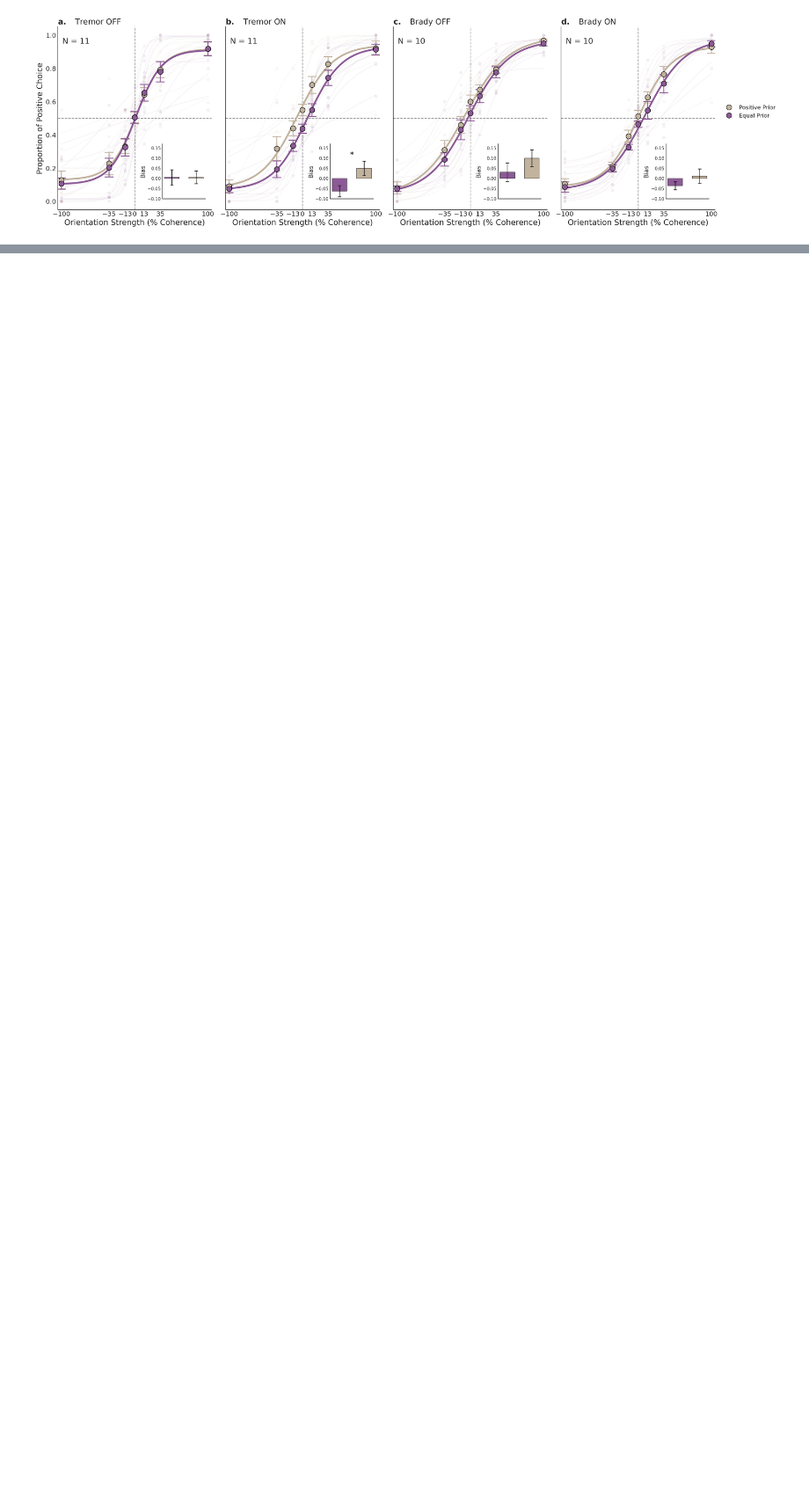
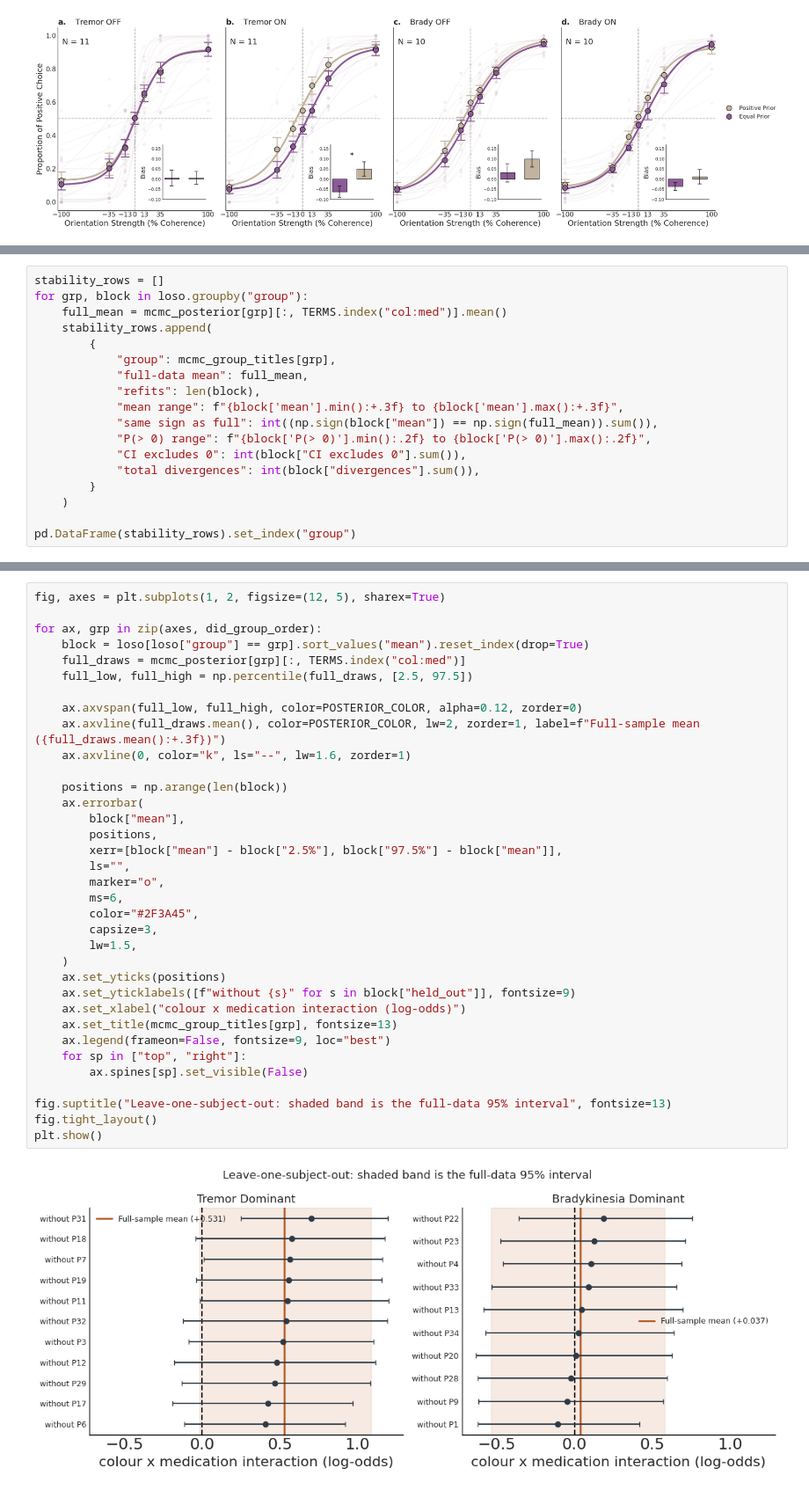
Before and after one commit to vaibrainium/bayesian-priors-in-pd-subtype, a Jupyter notebook: notebooks/2.30-dissemination.ipynb, the cells around one changed output, grey strips where cells are left out. Shown at 88% size. Drawn from its saved outputs; the diff is of its cells as text; blank space fills up the shorter version.

```diff
--- a/notebooks/2.30-dissemination.ipynb
+++ b/notebooks/2.30-dissemination.ipynb
@@ -711,0 +688,18 @@ plt.show()
+# %%
+stability_rows = []
+for grp, block in loso.groupby("group"):
+    full_mean = mcmc_posterior[grp][:, TERMS.index("col:med")].mean()
+    stability_rows.append(
+        {
+            "group": mcmc_group_titles[grp],
+            "full-data mean": full_mean,
+            "refits": len(block),
+            "mean range": f"{block['mean'].min():+.3f} to {block['mean'].max():+.3f}",
+            "same sign as full": int((np.sign(block["mean"]) == np.sign(full_mean)).sum()),
+            "P(> 0) range": f"{block['P(> 0)'].min():.2f} to {block['P(> 0)'].max():.2f}",
+            "CI excludes 0": int(block["CI excludes 0"].sum()),
+            "total divergences": int(block["divergences"].sum()),
+        }
+    )
+
+pd.DataFrame(stability_rows).set_index("group")
@@ -711,0 +711,37 @@ plt.show()
+# %%
+fig, axes = plt.subplots(1, 2, figsize=(12, 5), sharex=True)
+
+for ax, grp in zip(axes, did_group_order):
+    block = loso[loso["group"] == grp].sort_values("mean").reset_index(drop=True)
+    full_draws = mcmc_posterior[grp][:, TERMS.index("col:med")]
+    full_low, full_high = np.percentile(full_draws, [2.5, 97.5])
+
+    ax.axvspan(full_low, full_high, color=POSTERIOR_COLOR, alpha=0.12, zorder=0)
+    ax.axvline(full_draws.mean(), color=POSTERIOR_COLOR, lw=2, zorder=1, label=f"Full-sample mean ({full_draws.mean():+.3f})")
+    ax.axvline(0, color="k", ls="--", lw=1.6, zorder=1)
+
+    positions = np.arange(len(block))
+    ax.errorbar(
+        block["mean"],
+        positions,
+        xerr=[block["mean"] - block["2.5%"], block["97.5%"] - block["mean"]],
+        ls="",
+        marker="o",
+        ms=6,
+        color="#2F3A45",
+        capsize=3,
+        lw=1.5,
+    )
+    ax.set_yticks(positions)
+    ax.set_yticklabels([f"without {s}" for s in block["held_out"]], fontsize=9)
+    ax.set_xlabel("colour x medication interaction (log-odds)")
+    ax.set_title(mcmc_group_titles[grp], fontsize=13)
+    ax.legend(frameon=False, fontsize=9, loc="best")
+    for sp in ["top", "right"]:
+        ax.spines[sp].set_visible(False)
+
+fig.suptitle("Leave-one-subject-out: shaded band is the full-data 95% interval", fontsize=13)
+fig.tight_layout()
+plt.show()
+# %% [output]
+[figure, added]
```
Also changed, not shown: parts of 24 cells of this notebook, 1 other file.
